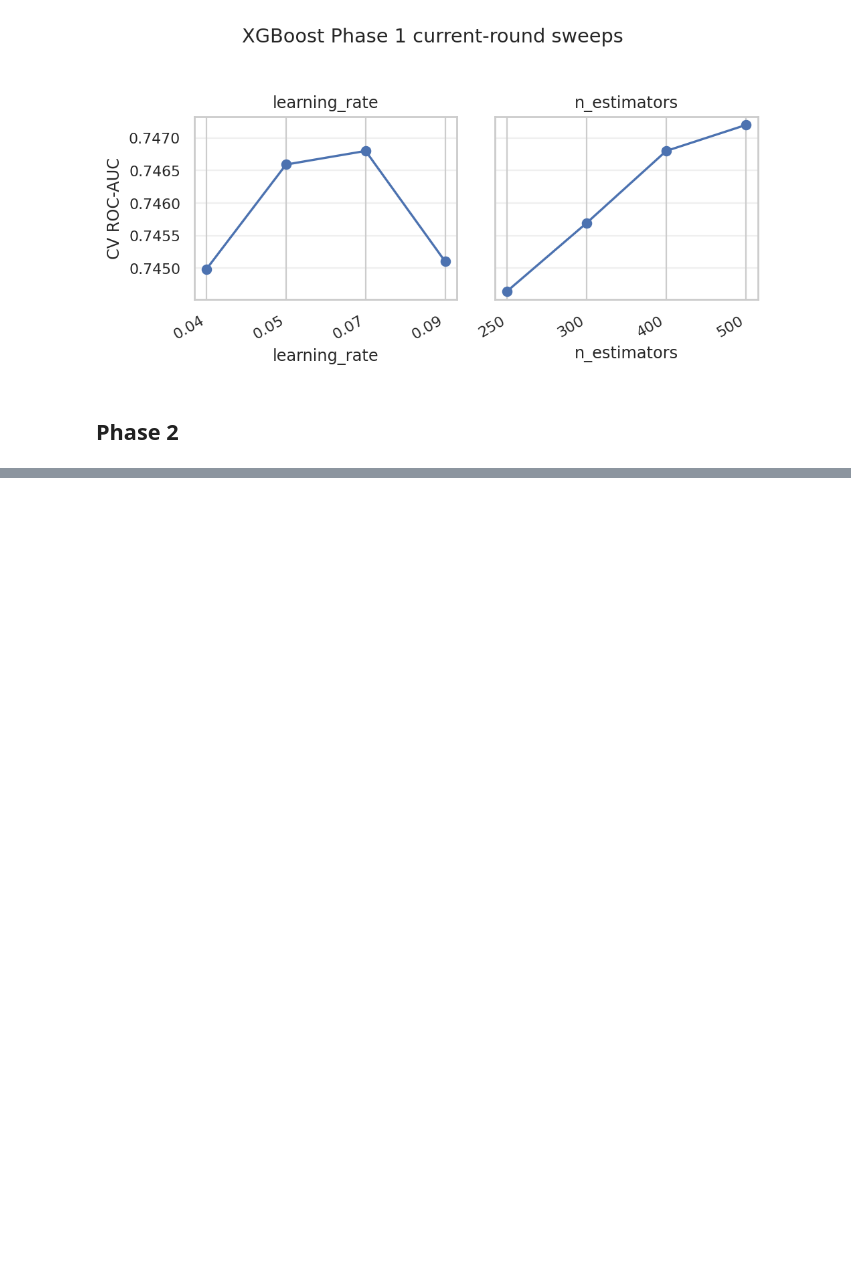
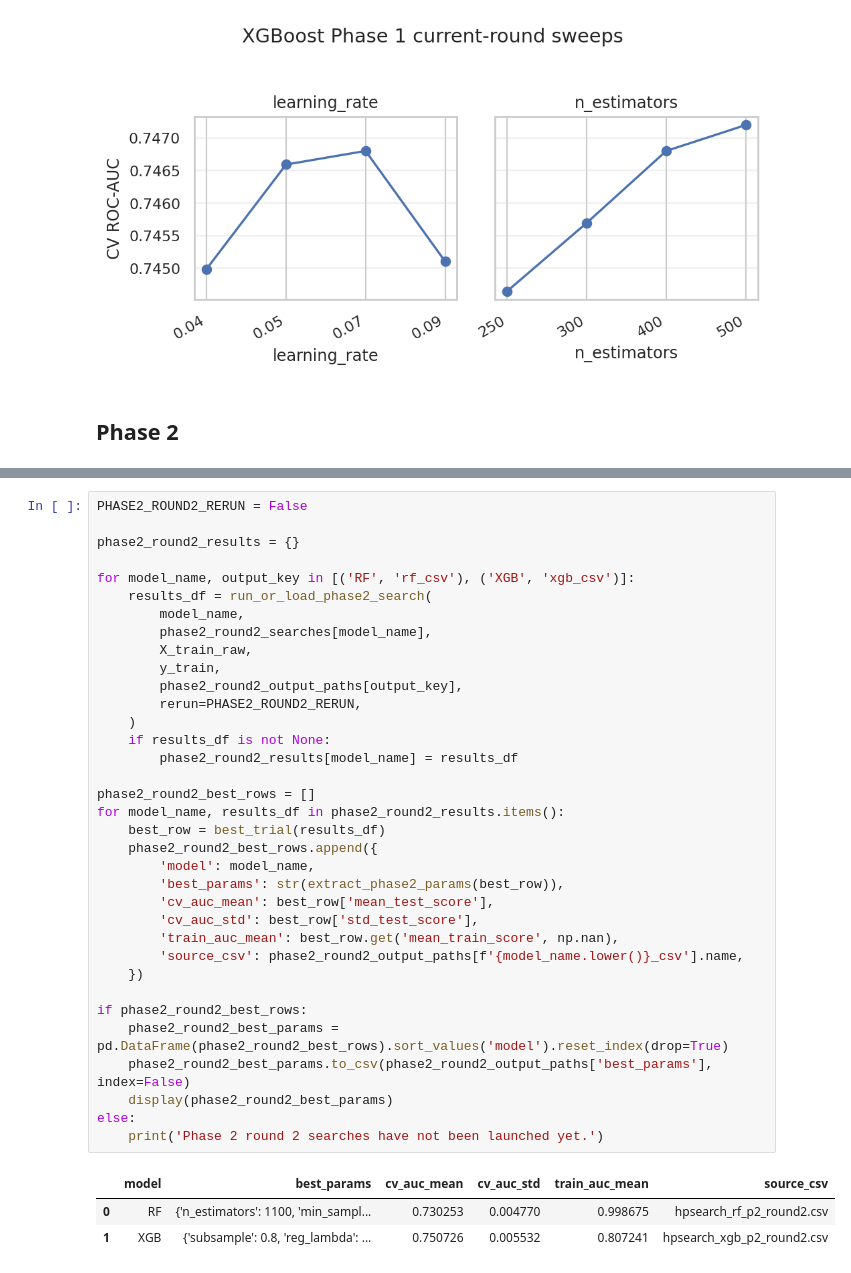
Before and after one commit to sdxshuai/CSC522-S26-proj-deadlock-match-forecast, a Jupyter notebook: notebooks/04_hyperparam_search.ipynb, the cells around one changed output, grey strips where cells are left out. Cells and saved outputs as stored; diff of their text form; blank space fills up the shorter version.

```diff
--- a/notebooks/04_hyperparam_search.ipynb
+++ b/notebooks/04_hyperparam_search.ipynb
@@ -826,0 +807,39 @@ display(phase2_search_summary)
+# %%
+PHASE2_ROUND2_RERUN = False
+
+phase2_round2_results = {}
+
+for model_name, output_key in [('RF', 'rf_csv'), ('XGB', 'xgb_csv')]:
+    results_df = run_or_load_phase2_search(
+        model_name,
+        phase2_round2_searches[model_name],
+        X_train_raw,
+        y_train,
+        phase2_round2_output_paths[output_key],
+        rerun=PHASE2_ROUND2_RERUN,
+    )
+    if results_df is not None:
+        phase2_round2_results[model_name] = results_df
+
+phase2_round2_best_rows = []
+for model_name, results_df in phase2_round2_results.items():
+    best_row = best_trial(results_df)
+    phase2_round2_best_rows.append({
+        'model': model_name,
+        'best_params': str(extract_phase2_params(best_row)),
+        'cv_auc_mean': best_row['mean_test_score'],
+        'cv_auc_std': best_row['std_test_score'],
+        'train_auc_mean': best_row.get('mean_train_score', np.nan),
+        'source_csv': phase2_round2_output_paths[f'{model_name.lower()}_csv'].name,
+    })
+
+if phase2_round2_best_rows:
+    phase2_round2_best_params = pd.DataFrame(phase2_round2_best_rows).sort_values('model').reset_index(drop=True)
+    phase2_round2_best_params.to_csv(phase2_round2_output_paths['best_params'], index=False)
+    display(phase2_round2_best_params)
+else:
+    print('Phase 2 round 2 searches have not been launched yet.')
+# %% [output]
+|  | model | best_params | cv_auc_mean | cv_auc_std | train_auc_mean | source_csv |
+| 0 | RF | {'n_estimators': 1100, 'min_sampl... | 0.730253 | 0.004770 | 0.998675 | hpsearch_rf_p2_round2.csv |
+| 1 | XGB | {'subsample': 0.8, 'reg_lambda': ... | 0.750726 | 0.005532 | 0.807241 | hpsearch_xgb_p2_round2.csv |
```
Also changed, not shown: parts of 18 cells of this notebook, 15 other files.
